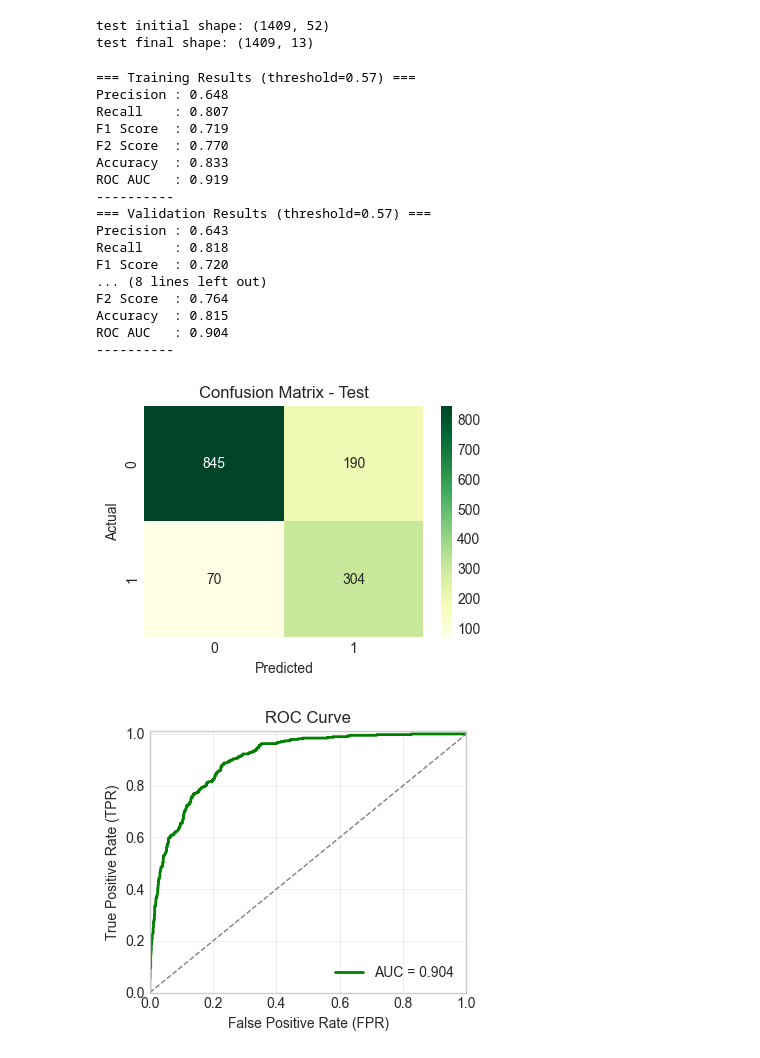
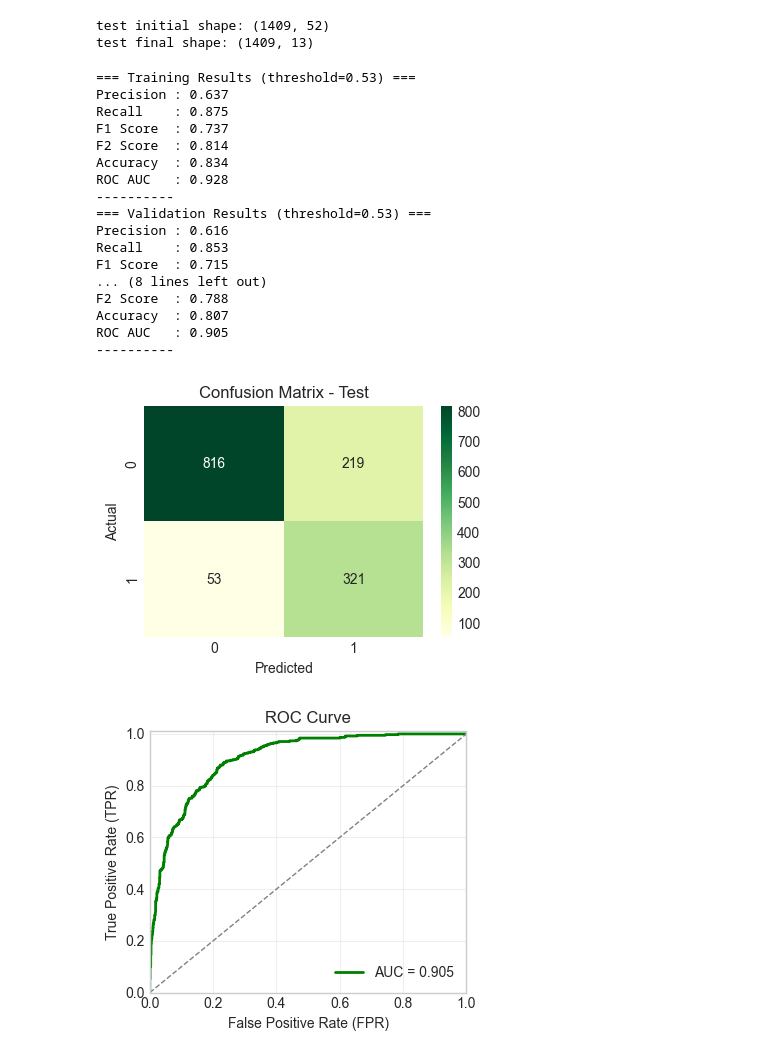
Before and after one commit to pcatarino88/telco_churn, a Jupyter notebook: notebooks/04_modelling.ipynb, the cells around one changed output. Saved outputs shown, nothing was run; the diff lists cells and outputs as text; code cells hidden in the pictures.

```diff
--- a/notebooks/04_modelling.ipynb
+++ b/notebooks/04_modelling.ipynb
@@ -835,5 +837,5 @@ df_thresh
 # %%
-best_t = 0.575
+best_t = 0.525
 # Check model performance on training and validation sets
 eval_model(lgb_model, X_train, Y_train, name="Train", threshold=best_t)
 eval_model(lgb_model, X_val, Y_val, name="Validation", threshold=best_t, show_cm=True, show_roc=True)
@@ -900,3 +1067,6 @@ joblib.dump(lgb_model, "../models/best_lgb_model.pkl")
+# %%
+# load best model from ../models/best_lgb_model.pkl
+best_model = joblib.load("../models/best_lgb_model.pkl")
 # %%
 # load test_df from initial_dfs
 test_df = pd.read_parquet(
@@ -936,25 +1106,25 @@ Y_test_proba = lgb_model.predict_proba(X_test)[:, 1]
 # %%
 # Check model performance on training, validation and test sets
-eval_model(lgb_model, X_train, Y_train, name="Training", threshold=best_t)
-eval_model(lgb_model, X_val,   Y_val,   name="Validation", threshold=best_t)
-eval_model(lgb_model, X_test,   Y_test,   name="Test", threshold=best_t, show_cm=True, show_roc=True)
+eval_model(best_model, X_train, Y_train, name="Training", threshold=best_t)
+eval_model(best_model, X_val,   Y_val,   name="Validation", threshold=best_t)
+eval_model(best_model, X_test,   Y_test,   name="Test", threshold=best_t, show_cm=True, show_roc=True)
 # %% [output]
-=== Training Results (threshold=0.57) ===
-Precision : 0.648
-Recall    : 0.807
-F1 Score  : 0.719
-F2 Score  : 0.770
-Accuracy  : 0.833
-ROC AUC   : 0.919
+=== Training Results (threshold=0.53) ===
+Precision : 0.637
+Recall    : 0.875
+F1 Score  : 0.737
+F2 Score  : 0.814
+Accuracy  : 0.834
+ROC AUC   : 0.928
 ----------
-=== Validation Results (threshold=0.57) ===
-Precision : 0.643
-Recall    : 0.818
-F1 Score  : 0.720
+=== Validation Results (threshold=0.53) ===
+Precision : 0.616
+Recall    : 0.853
+F1 Score  : 0.715
 ... (8 lines left out)
-F2 Score  : 0.764
-Accuracy  : 0.815
-ROC AUC   : 0.904
+F2 Score  : 0.788
+Accuracy  : 0.807
+ROC AUC   : 0.905
 ----------
-[figure, old version]
+[figure, new version]
-[figure, old version]
+[figure, new version]
```
Also changed, not shown: parts of 19 cells of this notebook, 4 other files.
